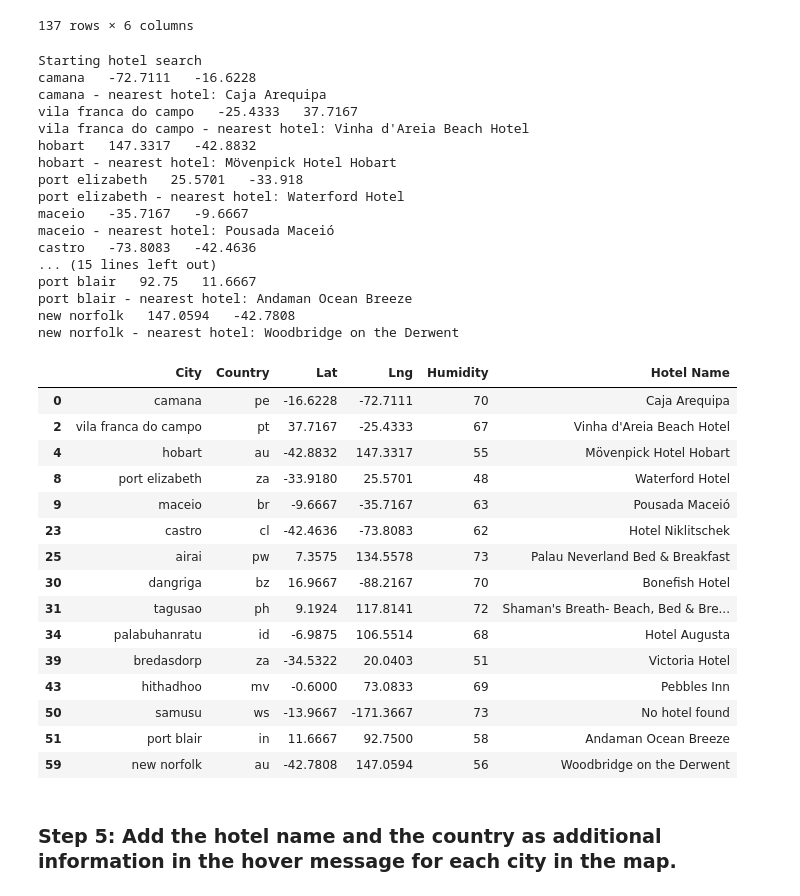
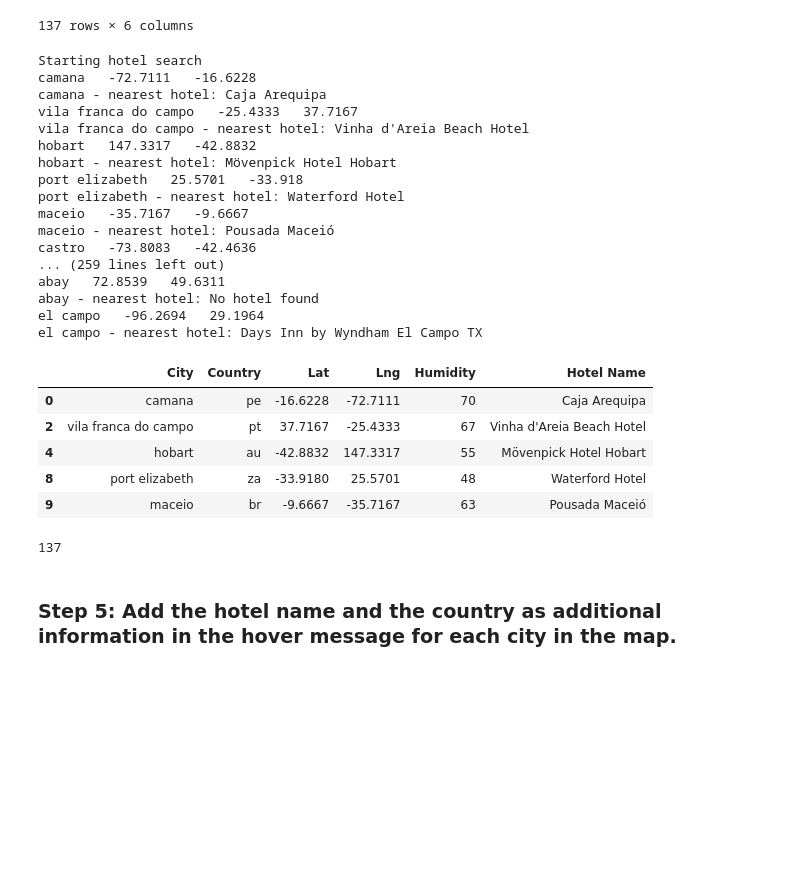
Before and after one commit to gmitt98/python-api-challenge, a Jupyter notebook: WeatherPy/VacationPy.ipynb, the cells around one changed output. Saved outputs shown, nothing was run; the diff lists cells and outputs as text; code cells hidden in the pictures; blank space fills up the shorter version.

```diff
--- a/WeatherPy/VacationPy.ipynb
+++ b/WeatherPy/VacationPy.ipynb
@@ -237,10 +237,9 @@ params = {
 # Print a message to follow up the hotel search
 print("Starting hotel search")
 
-hotel_df_short = hotel_df.head(15)
 
 # Iterate through the hotel_df DataFrame
-for index, row in hotel_df_short.iterrows():
+for index, row in hotel_df.iterrows():
     # get latitude, longitude from the DataFrame
     lat = row["Lat"]
     lng = row["Lng"]
@@ -261,52 +260,46 @@ for index, row in hotel_df_short.iterrows():
     # Convert the API response to JSON format
     name_address = name_address.json()# YOUR CODE HERE
 
     # Grab the first hotel from the results and store the name in the hotel_df DataFrame
     try:
-        hotel_df_short.loc[index, "Hotel Name"] = name_address["features"][0]["properties"]["name"]
+        hotel_df.loc[index, "Hotel Name"] = name_address["features"][0]["properties"]["name"]
     except (KeyError, IndexError):
         # If no hotel is found, set the hotel name as "No hotel found".
-        hotel_df_short.loc[index, "Hotel Name"] = "No hotel found"
+        hotel_df.loc[index, "Hotel Name"] = "No hotel found"
 
     # Log the search results
-    print(f"{hotel_df_short.loc[index, 'City']} - nearest hotel: {hotel_df_short.loc[index, 'Hotel Name']}")
+    print(f"{hotel_df.loc[index, 'City']} - nearest hotel: {hotel_df.loc[index, 'Hotel Name']}")
 
 # Display sample data
-hotel_df_short
+hotel_df.head()
 # %% [output]
 Starting hotel search
 camana   -72.7111   -16.6228
 camana - nearest hotel: Caja Arequipa
 vila franca do campo   -25.4333   37.7167
 vila franca do campo - nearest hotel: Vinha d'Areia Beach Hotel
 hobart   147.3317   -42.8832
 hobart - nearest hotel: Mövenpick Hotel Hobart
 port elizabeth   25.5701   -33.918
 port elizabeth - nearest hotel: Waterford Hotel
 maceio   -35.7167   -9.6667
 maceio - nearest hotel: Pousada Maceió
 castro   -73.8083   -42.4636
-... (15 lines left out)
-port blair   92.75   11.6667
-port blair - nearest hotel: Andaman Ocean Breeze
-new norfolk   147.0594   -42.7808
-new norfolk - nearest hotel: Woodbridge on the Derwent
+... (259 lines left out)
+abay   72.8539   49.6311
+abay - nearest hotel: No hotel found
+el campo   -96.2694   29.1964
+el campo - nearest hotel: Days Inn by Wyndham El Campo TX
 |  | City | Country | Lat | Lng | Humidity | Hotel Name |
 | 0 | camana | pe | -16.6228 | -72.7111 | 70 | Caja Arequipa |
 | 2 | vila franca do campo | pt | 37.7167 | -25.4333 | 67 | Vinha d'Areia Beach Hotel |
 | 4 | hobart | au | -42.8832 | 147.3317 | 55 | Mövenpick Hotel Hobart |
 | 8 | port elizabeth | za | -33.9180 | 25.5701 | 48 | Waterford Hotel |
 | 9 | maceio | br | -9.6667 | -35.7167 | 63 | Pousada Maceió |
-| 23 | castro | cl | -42.4636 | -73.8083 | 62 | Hotel Niklitschek |
-| 25 | airai | pw | 7.3575 | 134.5578 | 73 | Palau Neverland Bed & Breakfast |
-| 30 | dangriga | bz | 16.9667 | -88.2167 | 70 | Bonefish Hotel |
-| 31 | tagusao | ph | 9.1924 | 117.8141 | 72 | Shaman's Breath- Beach, Bed & Bre... |
-| 34 | palabuhanratu | id | -6.9875 | 106.5514 | 68 | Hotel Augusta |
-| 39 | bredasdorp | za | -34.5322 | 20.0403 | 51 | Victoria Hotel |
-| 43 | hithadhoo | mv | -0.6000 | 73.0833 | 69 | Pebbles Inn |
-| 50 | samusu | ws | -13.9667 | -171.3667 | 73 | No hotel found |
-| 51 | port blair | in | 11.6667 | 92.7500 | 58 | Andaman Ocean Breeze |
-| 59 | new norfolk | au | -42.7808 | 147.0594 | 56 | Woodbridge on the Derwent |
+# %%
+hotel_df["City"].count()
+# %% [output]
+137
 # %% [markdown]
 ### Step 5: Add the hotel name and the country as additional information in the hover message for each city in the map.
 # %%
```
Also changed, not shown: parts of 3 cells of this notebook, 1 other file.
